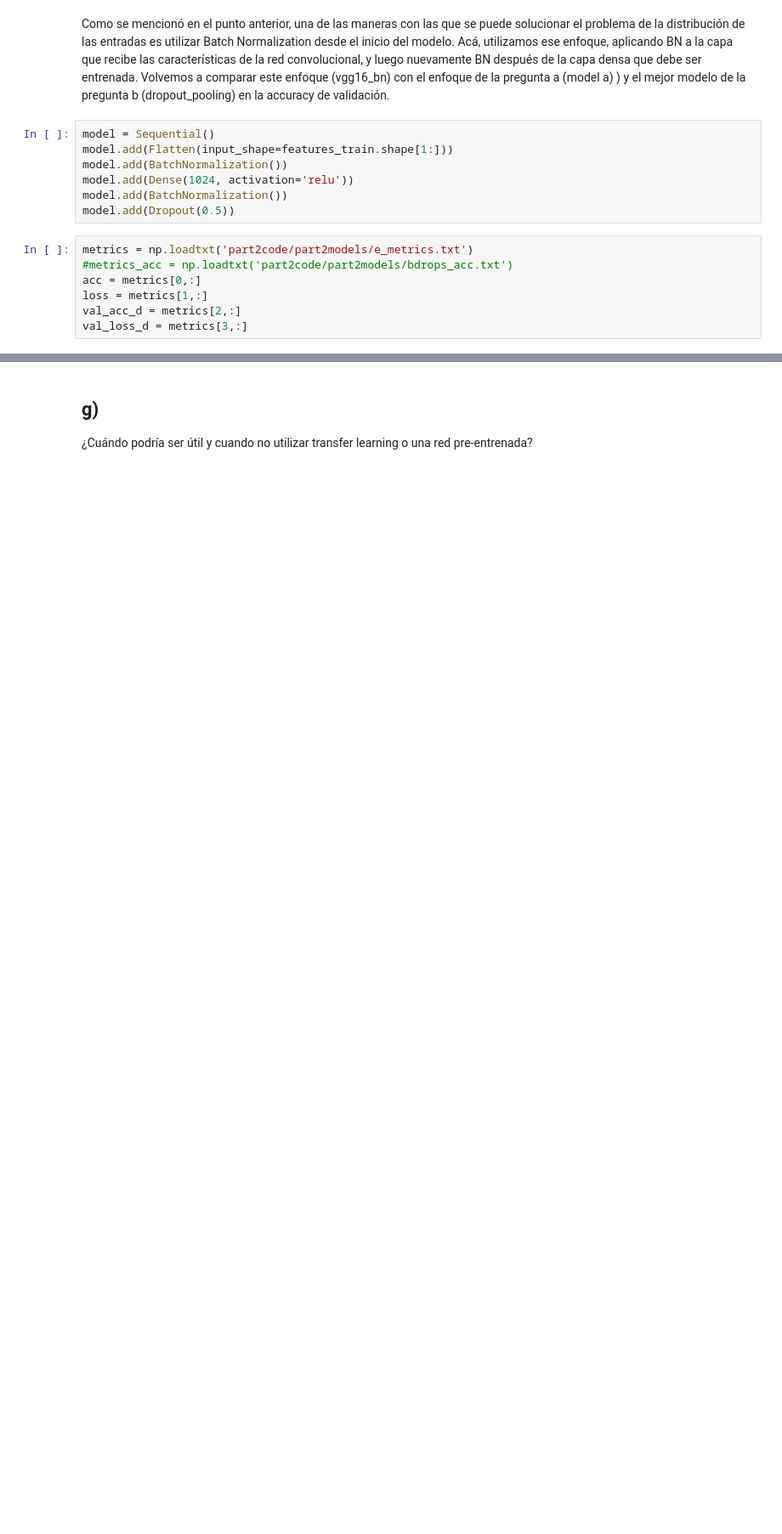
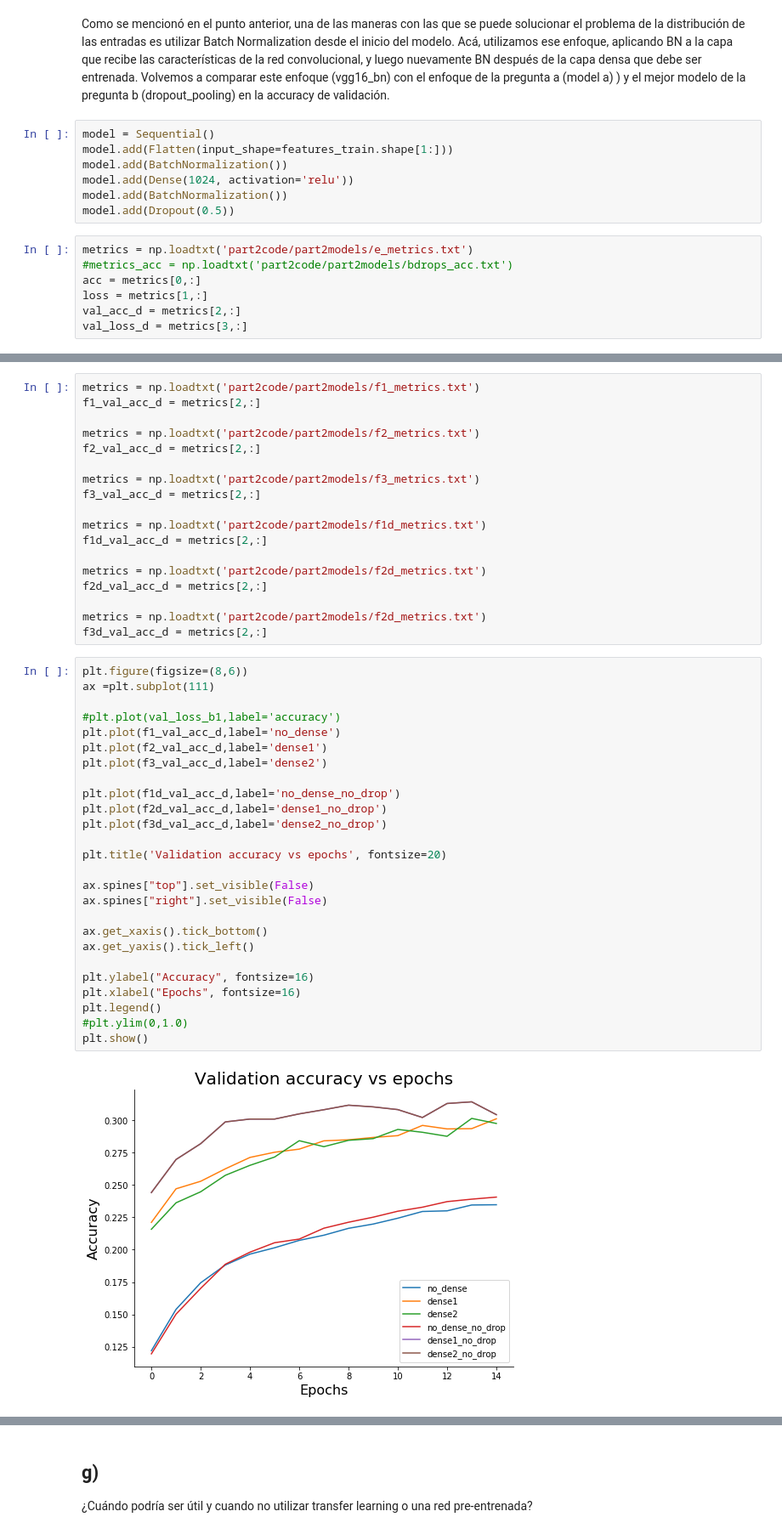
Before and after one commit to Autopawn/ann-tarea2, a Jupyter notebook: tarea2_parte2.ipynb, the cells around one changed output, grey strips where cells are left out. Shown: that part at 85% size. Cells and saved outputs as stored; diff of their text form; blank space fills up the shorter version.

```diff
--- a/tarea2_parte2.ipynb
+++ b/tarea2_parte2.ipynb
@@ -479,0 +522,46 @@ AxisError: axis 1 is out of bounds for array of dimension 1
+# %%
+metrics = np.loadtxt('part2code/part2models/f1_metrics.txt')
+f1_val_acc_d = metrics[2,:]
+
+metrics = np.loadtxt('part2code/part2models/f2_metrics.txt')
+f2_val_acc_d = metrics[2,:]
+
+metrics = np.loadtxt('part2code/part2models/f3_metrics.txt')
+f3_val_acc_d = metrics[2,:]
+
+metrics = np.loadtxt('part2code/part2models/f1d_metrics.txt')
+f1d_val_acc_d = metrics[2,:]
+
+metrics = np.loadtxt('part2code/part2models/f2d_metrics.txt')
+f2d_val_acc_d = metrics[2,:]
+
+metrics = np.loadtxt('part2code/part2models/f2d_metrics.txt')
+f3d_val_acc_d = metrics[2,:]
+# %%
+plt.figure(figsize=(8,6))
+ax =plt.subplot(111)
+
+#plt.plot(val_loss_b1,label='accuracy')
+plt.plot(f1_val_acc_d,label='no_dense')
+plt.plot(f2_val_acc_d,label='dense1')
+plt.plot(f3_val_acc_d,label='dense2')
+
+plt.plot(f1d_val_acc_d,label='no_dense_no_drop')
+plt.plot(f2d_val_acc_d,label='dense1_no_drop')
+plt.plot(f3d_val_acc_d,label='dense2_no_drop')
+
+plt.title('Validation accuracy vs epochs', fontsize=20)
+
+ax.spines["top"].set_visible(False)
+ax.spines["right"].set_visible(False)
+
+ax.get_xaxis().tick_bottom()
+ax.get_yaxis().tick_left()
+
+plt.ylabel("Accuracy", fontsize=16)
+plt.xlabel("Epochs", fontsize=16)
+plt.legend()
+#plt.ylim(0,1.0)
+plt.show()
+# %% [output]
+[figure, added]
```
Also changed, not shown: parts of 11 cells of this notebook.
